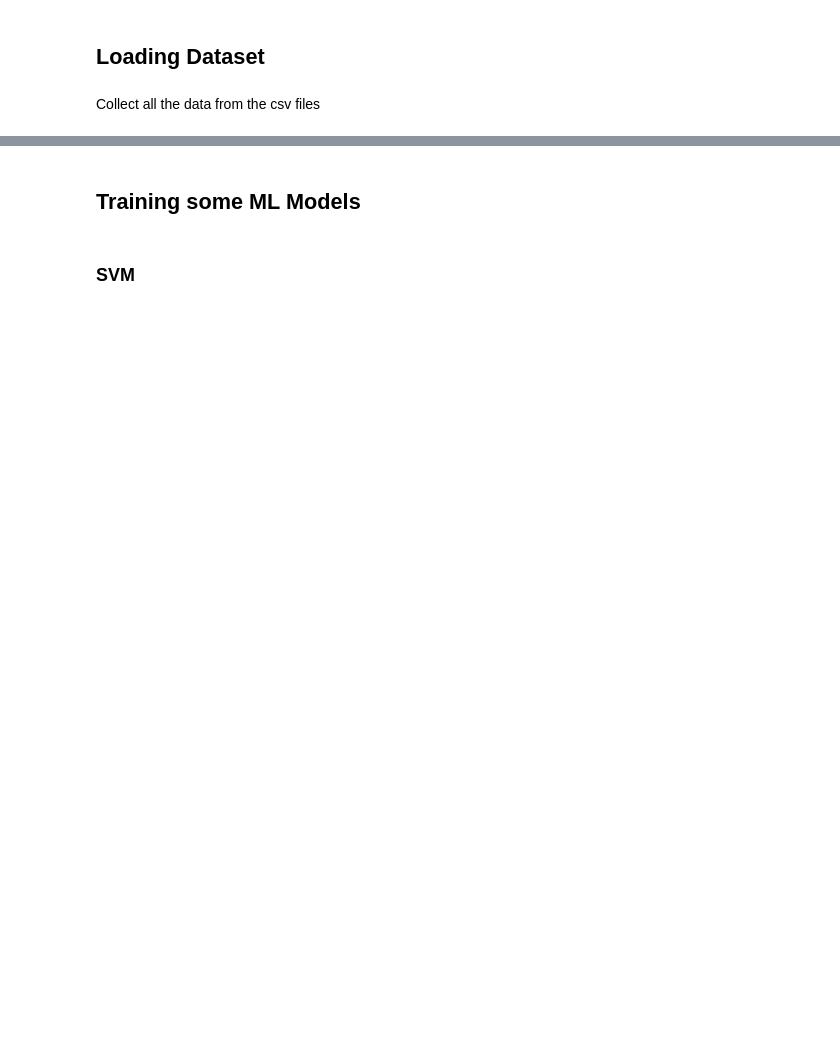
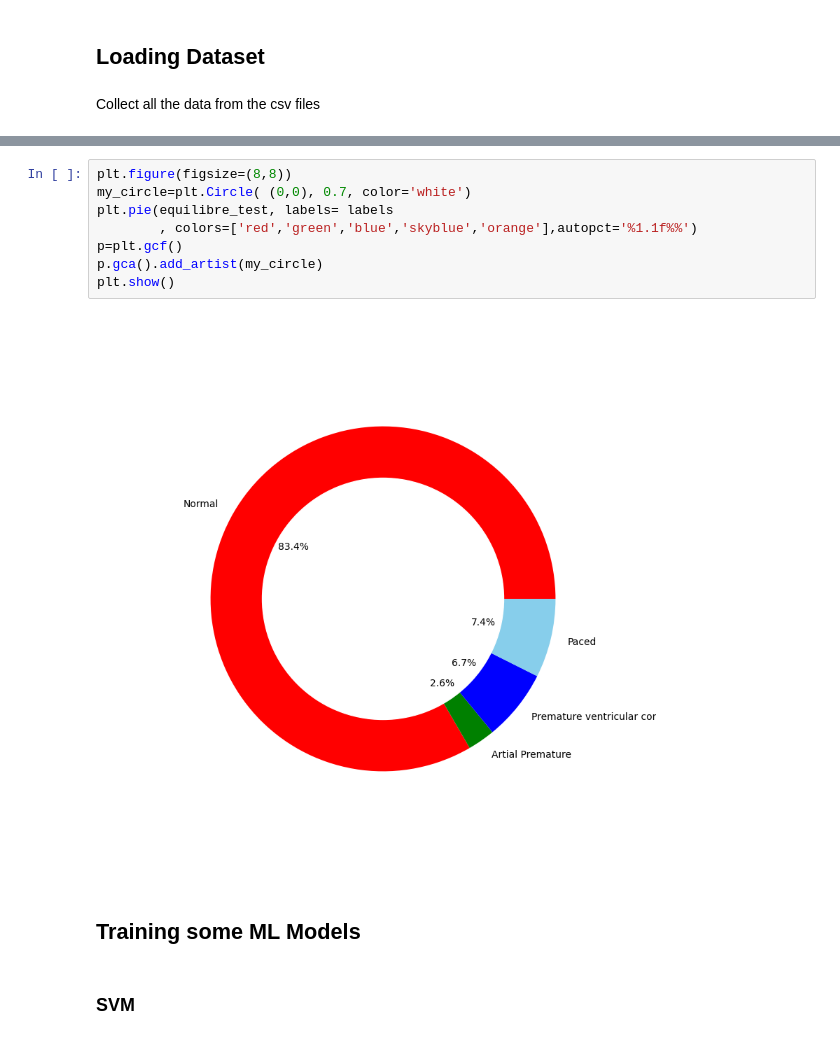
Before and after one commit to JespervanGils/DL-Project-ECG, a Jupyter notebook: DL_Project_ECG_MIT-BIH_Iteration_1.ipynb, the cells around one changed output, grey strips where cells are left out. Cells and saved outputs as stored; diff of their text form; blank space fills up the shorter version.

```diff
--- a/DL_Project_ECG_MIT-BIH_Iteration_1.ipynb
+++ b/DL_Project_ECG_MIT-BIH_Iteration_1.ipynb
@@ -450,3 +209,13 @@ pairplot_pca(np_tsne, pca_data)
+# %%
+plt.figure(figsize=(8,8))
+my_circle=plt.Circle( (0,0), 0.7, color='white')
+plt.pie(equilibre_test, labels= labels
+        , colors=['red','green','blue','skyblue','orange'],autopct='%1.1f%%')
+p=plt.gcf()
+p.gca().add_artist(my_circle)
+plt.show()
+# %% [output]
+[figure, added]
 # %% [markdown]
 ## Training some ML Models
 # %% [markdown]
```
Also changed, not shown: parts of 98 cells of this notebook, 2 other files.
